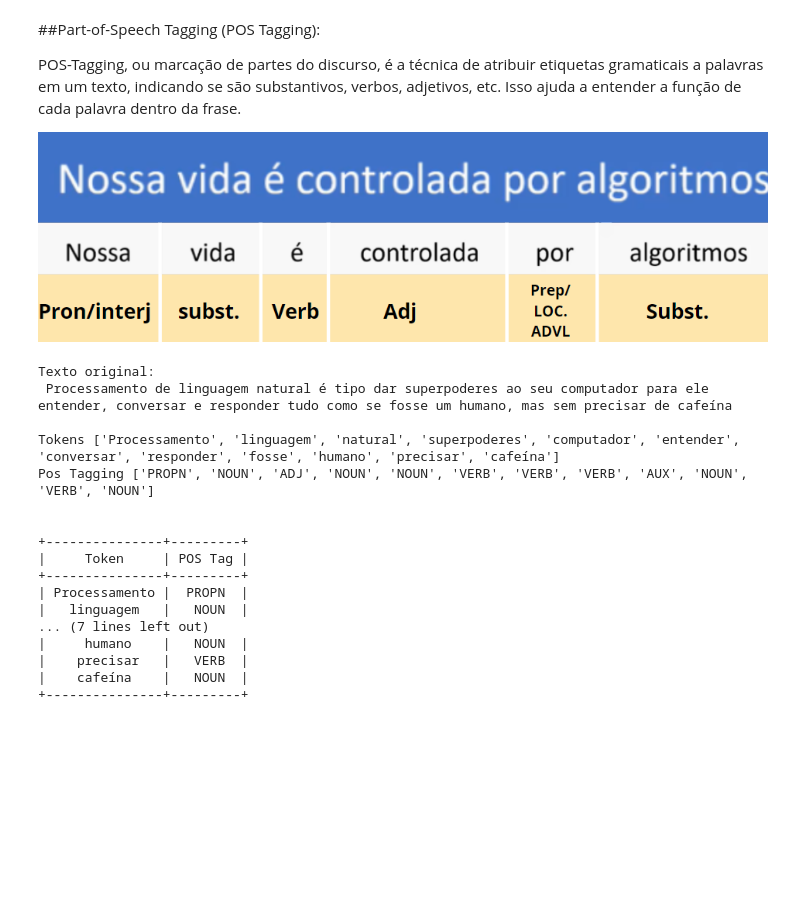
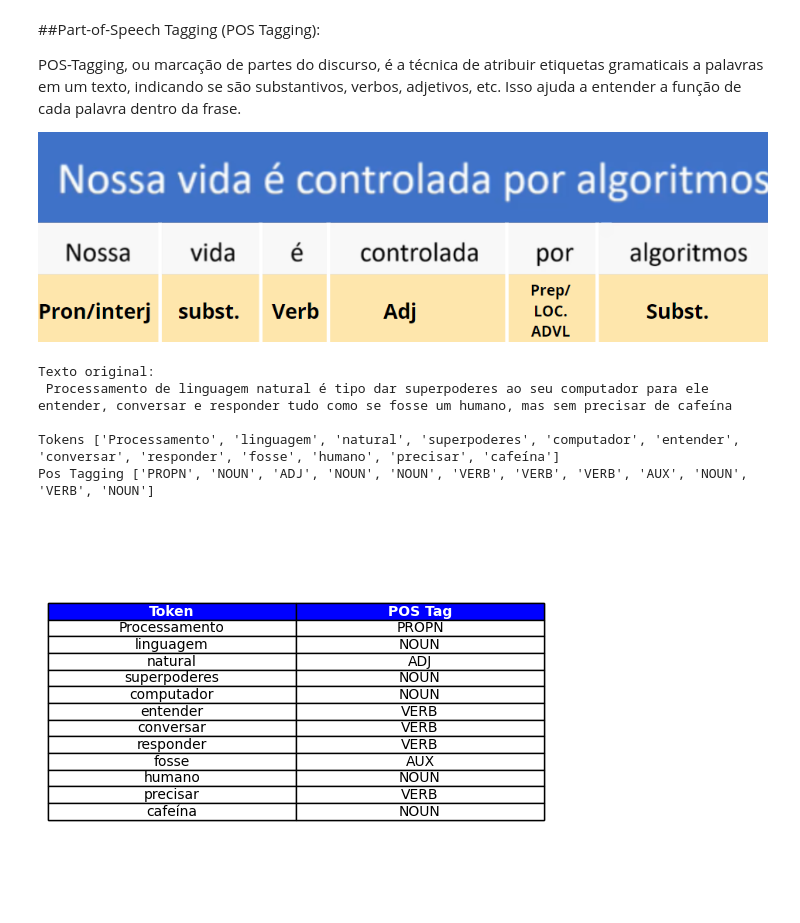
Before and after one commit to jennif8r/NLP, a Jupyter notebook: ConceitosBasicos.ipynb, the cells around one changed output. Drawn from its saved outputs; the diff is of its cells as text; code cells hidden in the pictures; blank space fills up the shorter version.

```diff
--- a/ConceitosBasicos.ipynb
+++ b/ConceitosBasicos.ipynb
@@ -253,39 +251,42 @@ Diferenças entre Stemming e Lemmatization:
 POS-Tagging, ou marcação de partes do discurso, é a técnica de atribuir etiquetas gramaticais a palavras em um texto, indicando se são substantivos, verbos, adjetivos, etc. Isso ajuda a entender a função de cada palavra dentro da frase.
 
 ![image.png](embedded-picture-1)
-# %%
-pos_tags = [token.pos_ for token in doc_sem_stop_words]
-
-dfe = pd.DataFrame({
-    'Token': tokens,
-    'POS Tag': pos_tags
-})
-
-table = PrettyTable()
-table.field_names = ["Token", "POS Tag"]
-for i in range(len(dfe)):
-    table.add_row([dfe['Token'][i], dfe['POS Tag'][i]])
-
-print("Texto original:\n", doc)
-print('\nTokens',tokens)
-print('Pos Tagging',pos_tags)
-print('\n')
-print(table)
-# %% [output]
-Texto original:
- Processamento de linguagem natural é tipo dar superpoderes ao seu computador para ele entender, conversar e responder tudo como se fosse um humano, mas sem precisar de cafeína
-
-Tokens ['Processamento', 'linguagem', 'natural', 'superpoderes', 'computador', 'entender', 'conversar', 'responder', 'fosse', 'humano', 'precisar', 'cafeína']
-Pos Tagging ['PROPN', 'NOUN', 'ADJ', 'NOUN', 'NOUN', 'VERB', 'VERB', 'VERB', 'AUX', 'NOUN', 'VERB', 'NOUN']
-
-
-+---------------+---------+
-|     Token     | POS Tag |
-+---------------+---------+
-| Processamento |  PROPN  |
-|   linguagem   |   NOUN  |
-... (7 lines left out)
-|     humano    |   NOUN  |
-|    precisar   |   VERB  |
-|    cafeína    |   NOUN  |
-+---------------+---------+
+# %%
+pos_tags = [token.pos_ for token in doc_sem_stop_words]
+
+dfe = pd.DataFrame({
+    'Token': tokens,
+    'POS Tag': pos_tags
+})
+
+print("Texto original:\n", doc)
+print('\nTokens', tokens)
+print('Pos Tagging', pos_tags)
+print('\n')
+
+# Criar a tabela no gráfico usando matplotlib
+fig, ax = plt.subplots()
+ax.axis('tight')
+ax.axis('off')
+table_data = dfe.values
+column_labels = dfe.columns
+
+ax.table(cellText=table_data, colLabels=column_labels, cellLoc='center', loc='center')
+
+table = ax.table(cellText=table_data, colLabels=column_labels, cellLoc='center', loc='center')
+
+for (i, j), cell in table.get_celld().items():
+    if i == 0:
+        cell.set_fontsize(12)
+        cell.set_text_props(weight='bold', color='white')
+        cell.set_facecolor('blue')
+    else:
+        cell.set_fontsize(10)
+plt.show()
+# %% [output]
+Texto original:
+ Processamento de linguagem natural é tipo dar superpoderes ao seu computador para ele entender, conversar e responder tudo como se fosse um humano, mas sem precisar de cafeína
+
+Tokens ['Processamento', 'linguagem', 'natural', 'superpoderes', 'computador', 'entender', 'conversar', 'responder', 'fosse', 'humano', 'precisar', 'cafeína']
+Pos Tagging ['PROPN', 'NOUN', 'ADJ', 'NOUN', 'NOUN', 'VERB', 'VERB', 'VERB', 'AUX', 'NOUN', 'VERB', 'NOUN']
+[figure, added]
```
Also changed, not shown: parts of 8 cells of this notebook.
